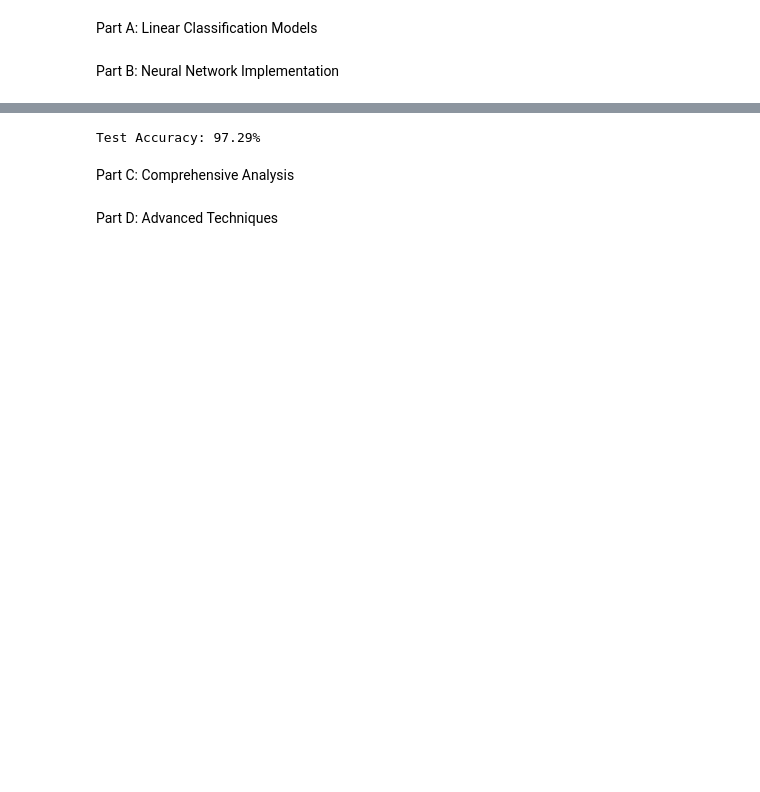
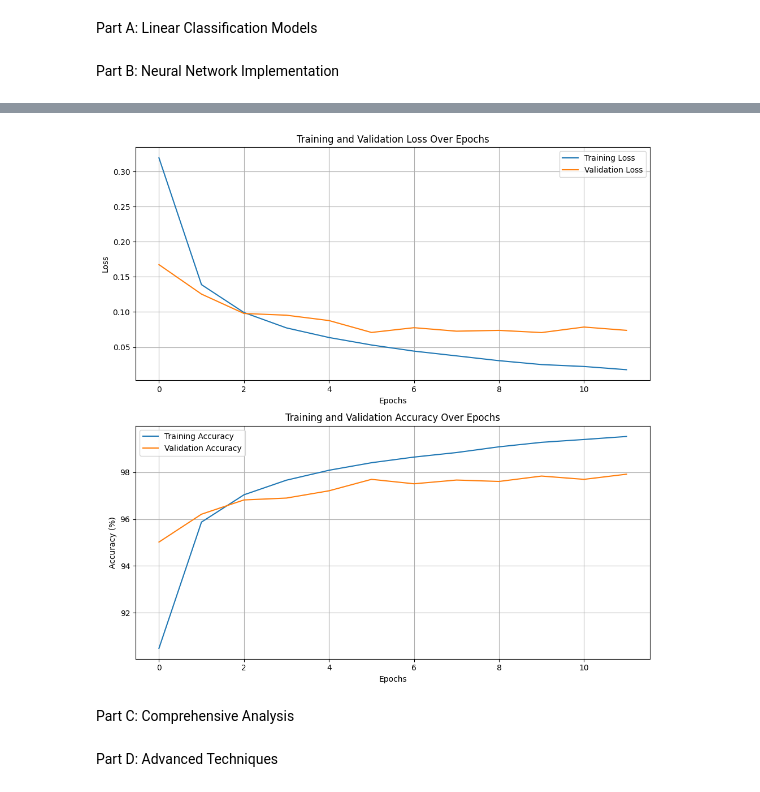
Before and after one commit to RoberRamzy/Linear-Models-Deep-Networks, a Jupyter notebook: classifier.ipynb, the cells around one changed output, grey strips where cells are left out. Cells and saved outputs as stored; diff of their text form; code cells hidden in the pictures; blank space fills up the shorter version.

Commit message:
added plots and also started to run on cude

```diff
--- a/classifier.ipynb
+++ b/classifier.ipynb
@@ -6,10 +6,10 @@ Part B: Neural Network Implementation
 import torch
 import torch.nn as nn
 import torch.nn.functional as F
-
-class SimpleCNN(nn.Module):
+device = torch.device("cuda" if torch.cuda.is_available() else "cpu")
+class SimpleFNN(nn.Module):
     def __init__(self,num_classes=10):
-        super(SimpleCNN, self).__init__()
+        super(SimpleFNN, self).__init__()
         self.fc1 = nn.Linear(784, 128)
         self.fc2 = nn.Linear(128, 256)
         self.fc3 = nn.Linear(256, num_classes)
@@ -43,7 +43,8 @@ test=DataLoader(dataset=test_dataset, batch_size=BATCH_SIZE, shuffle=False)
 import torch.optim as optim
 
 
-model = SimpleCNN()
+model = SimpleFNN()
+model.to(device)
 
 loss=nn.CrossEntropyLoss()
 optimizer = optim.SGD(model.parameters(), lr=0.01, momentum=0.9)
@@ -79,21 +125,31 @@ Epoch [5/5], Loss: 0.0034
-# %%
-model.eval()
-correct = 0
-total = 0
-
-
-with torch.no_grad():
-    for images, labels in test:
-        outputs = model(images)
-        _, predicted = torch.max(outputs.data, 1)
-        total += labels.size(0)
-        for i in range(len(labels)):
-            if predicted[i] == labels[i]:
-                correct += 1
-
-print(f'Test Accuracy: {100 * correct / total:.2f}%')
-# %% [output]
-Test Accuracy: 97.29%
+# %%
+import matplotlib.pyplot as plt
+
+fig, (ax1, ax2) = plt.subplots(2, 1, figsize=(10, 10))
+
+# Plot 1: Training & Validation Loss
+ax1.plot(train_loss_history, label='Training Loss')
+ax1.plot(val_loss_history, label='Validation Loss')
+ax1.set_xlabel('Epochs')
+ax1.set_ylabel('Loss')
+ax1.set_title('Training and Validation Loss Over Epochs')
+ax1.legend()
+ax1.grid(True)
+
+# Plot 2: Training & Validation Accuracy
+ax2.plot(train_acc_history, label='Training Accuracy')
+ax2.plot(val_acc_history, label='Validation Accuracy')
+ax2.set_xlabel('Epochs')
+ax2.set_ylabel('Accuracy (%)')
+ax2.set_title('Training and Validation Accuracy Over Epochs')
+ax2.legend()
+ax2.grid(True)
+
+
+plt.tight_layout() # Adjust layout to prevent overlap
+plt.show()
+# %% [output]
+[figure, added]
 # %% [markdown]
 Part C: Comprehensive Analysis
 # %% [markdown]
```
Also changed, not shown: parts of 1 cell of this notebook.
